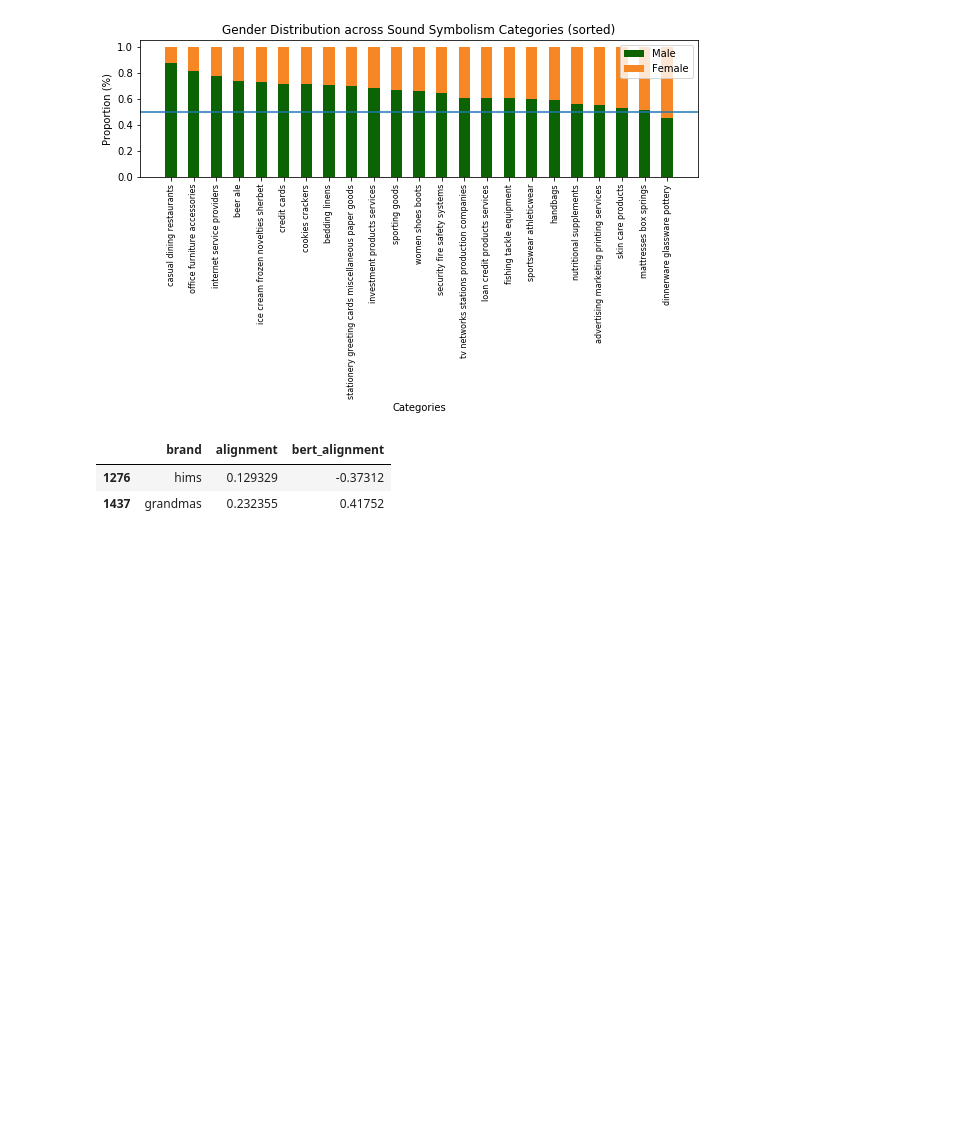
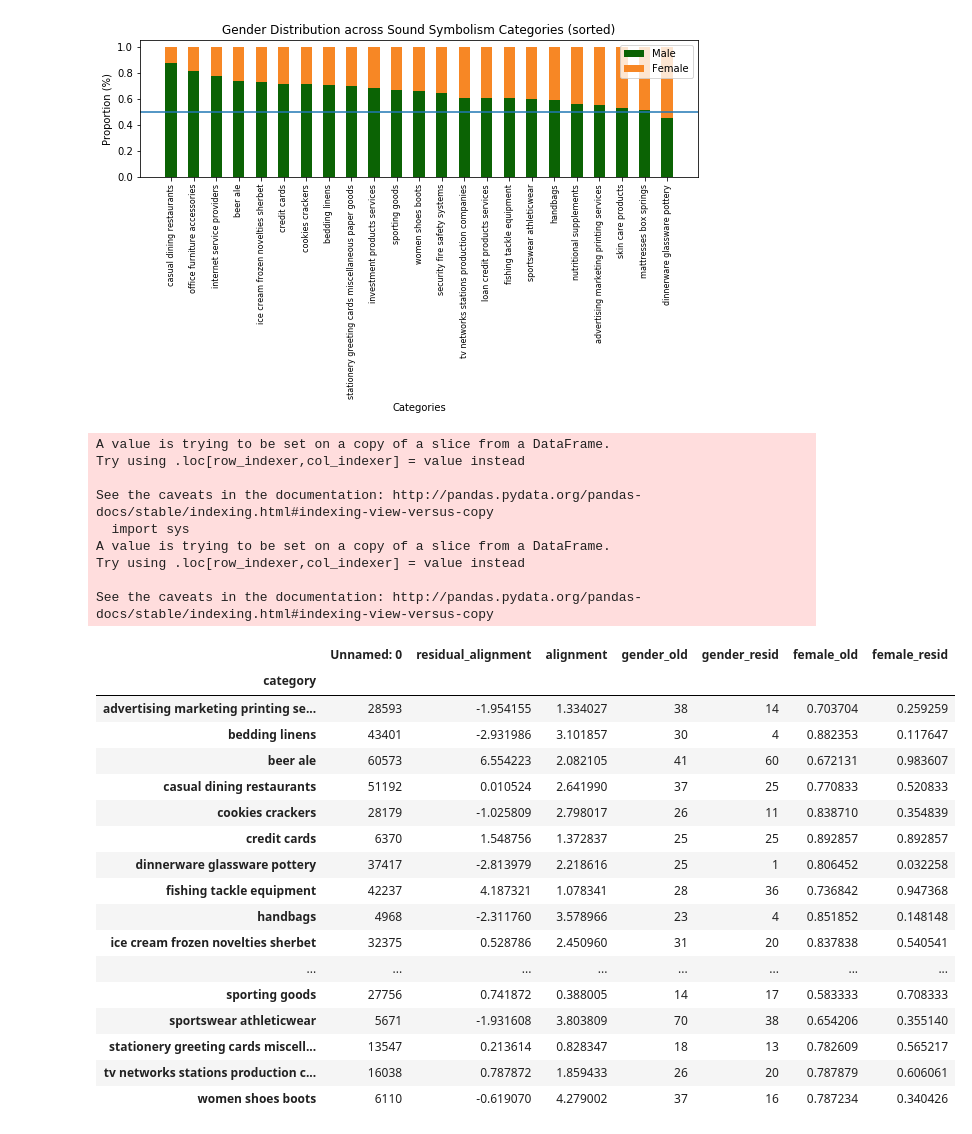
Before and after one commit to jaikaggarwal/BrandGenderPrediction, a Jupyter notebook: Code/SBERT Analysis.ipynb, the cells around one changed output. Saved outputs shown, nothing was run; the diff lists cells and outputs as text; code cells hidden in the pictures; blank space fills up the shorter version.

```diff
--- a/Code/SBERT Analysis.ipynb
+++ b/Code/SBERT Analysis.ipynb
@@ -358,9 +380,44 @@ plt.axhline(y=0.5)
 plt.savefig('category_distribution_sound_symbolism_sorted.png', dpi=150)
 # %% [output]
 [figure]
-# %%
-df_brands[df_brands['brand'].isin(['hims', 'grandmas'])]
-# %% [output]
-|  | brand | alignment | bert_alignment |
-| 1276 | hims | 0.129329 | -0.37312 |
-| 1437 | grandmas | 0.232355 | 0.41752 |
+# %%
+df_resid = pd.read_csv('../Data/residual_alignment_scores.csv')
+df_resid.sort_values(by='alignment')
+df_resid['category'] = df_resid['brand'].apply(lambda x: brand_category_mapping[x])
+count_df = df_resid.groupby(by='category').count()
+frequent_categories = count_df[count_df['brand'] > 20].index.tolist()
+shortened_df = df_resid[df_resid['category'].isin(frequent_categories)]
+shortened_df['gender_old'] = shortened_df['alignment'].apply(lambda x: 1 if x >=0 else 0)
+shortened_df['gender_resid'] = shortened_df['residual_alignment'].apply(lambda x: 1 if x >=0 else 0)
+category_counts = shortened_df.groupby(by='category').sum()
+category_counts['female_old'] = category_counts['gender_old'] / count_df['brand']
+category_counts['female_resid'] = category_counts['gender_resid'] / count_df['brand']
+category_counts
+# %% [output]
+A value is trying to be set on a copy of a slice from a DataFrame.
+Try using .loc[row_indexer,col_indexer] = value instead
+
+See the caveats in the documentation: http://pandas.pydata.org/pandas-docs/stable/indexing.html#indexing-view-versus-copy
+  import sys
+A value is trying to be set on a copy of a slice from a DataFrame.
+Try using .loc[row_indexer,col_indexer] = value instead
+
+See the caveats in the documentation: http://pandas.pydata.org/pandas-docs/stable/indexing.html#indexing-view-versus-copy
+|  | Unnamed: 0 | residual_alignment | alignment | gender_old | gender_resid | female_old | female_resid |
+| category |  |  |  |  |  |  |  |
+| advertising marketing printing se... | 28593 | -1.954155 | 1.334027 | 38 | 14 | 0.703704 | 0.259259 |
+| bedding linens | 43401 | -2.931986 | 3.101857 | 30 | 4 | 0.882353 | 0.117647 |
+| beer ale | 60573 | 6.554223 | 2.082105 | 41 | 60 | 0.672131 | 0.983607 |
+| casual dining restaurants | 51192 | 0.010524 | 2.641990 | 37 | 25 | 0.770833 | 0.520833 |
+| cookies crackers | 28179 | -1.025809 | 2.798017 | 26 | 11 | 0.838710 | 0.354839 |
+| credit cards | 6370 | 1.548756 | 1.372837 | 25 | 25 | 0.892857 | 0.892857 |
+| dinnerware glassware pottery | 37417 | -2.813979 | 2.218616 | 25 | 1 | 0.806452 | 0.032258 |
+| fishing tackle equipment | 42237 | 4.187321 | 1.078341 | 28 | 36 | 0.736842 | 0.947368 |
+| handbags | 4968 | -2.311760 | 3.578966 | 23 | 4 | 0.851852 | 0.148148 |
+| ice cream frozen novelties sherbet | 32375 | 0.528786 | 2.450960 | 31 | 20 | 0.837838 | 0.540541 |
+| ... | ... | ... | ... | ... | ... | ... | ... |
+| sporting goods | 27756 | 0.741872 | 0.388005 | 14 | 17 | 0.583333 | 0.708333 |
+| sportswear athleticwear | 5671 | -1.931608 | 3.803809 | 70 | 38 | 0.654206 | 0.355140 |
+| stationery greeting cards miscell... | 13547 | 0.213614 | 0.828347 | 18 | 13 | 0.782609 | 0.565217 |
+| tv networks stations production c... | 16038 | 0.787872 | 1.859433 | 26 | 20 | 0.787879 | 0.606061 |
+| women shoes boots | 6110 | -0.619070 | 4.279002 | 37 | 16 | 0.787234 | 0.340426 |
```
Also changed, not shown: parts of 8 cells of this notebook, 35 other files.
